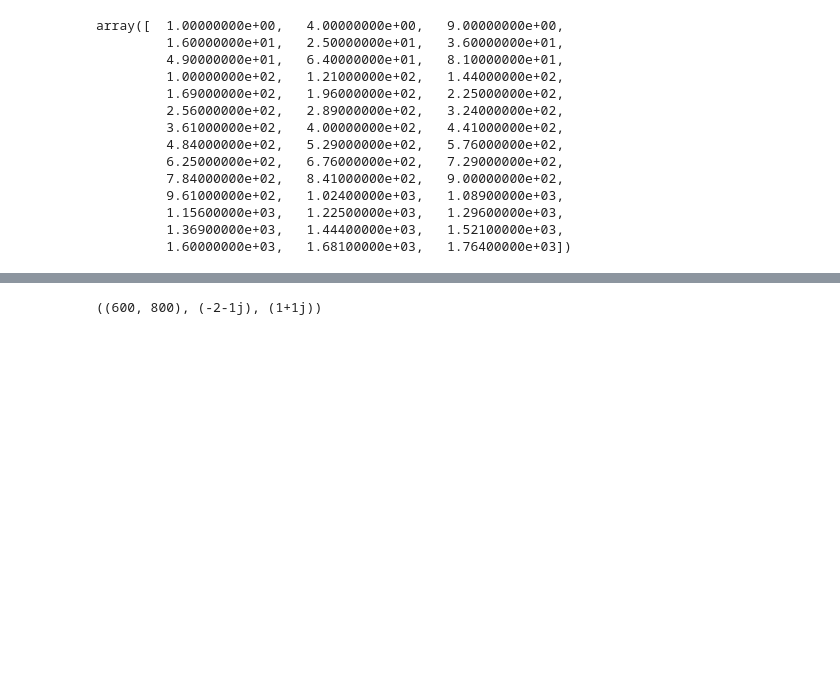
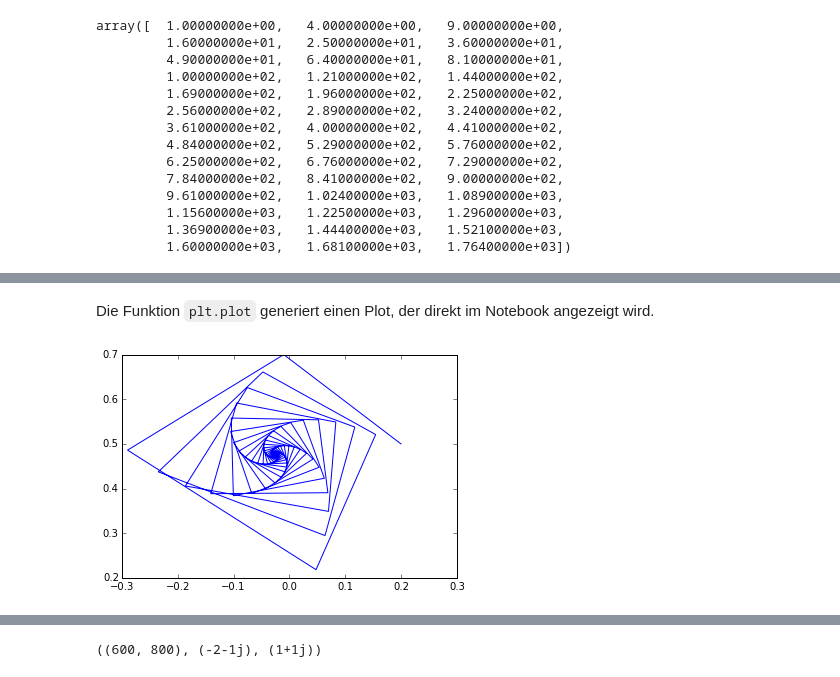
Before and after one commit to hrenkap/scipy_workshop, a Jupyter notebook: Workshop1.ipynb, the cells around one changed output, grey strips where cells are left out. Drawn from its saved outputs; the diff is of its cells as text; code cells hidden in the pictures; blank space fills up the shorter version.

```diff
--- a/Workshop1.ipynb
+++ b/Workshop1.ipynb
@@ -132,0 +141,9 @@ Zeige alle $c$ die beschränkt bleiben.
+# %%
+def mandel_series(c, numIter):
+    series = np.zeros(shape=(numIter,), dtype=np.complex128)
+    z = 0+0j
+    for i in range(numIter):
+        z = z*z + c
+        series[i] = z
+    return series
+mandel_series(0.5+0.4j, 10)
@@ -132,0 +172,8 @@ Zeige alle $c$ die beschränkt bleiben.
+# %% [markdown]
+Die Funktion `plt.plot` generiert einen Plot, der direkt im Notebook angezeigt wird.
+# %%
+s1 = mandel_series(0.2+0.5j, 100)
+plt.plot(s1.real, s1.imag)
+plt.show()
+# %% [output]
+[figure, added]
```
Also changed, not shown: parts of 17 cells of this notebook.
